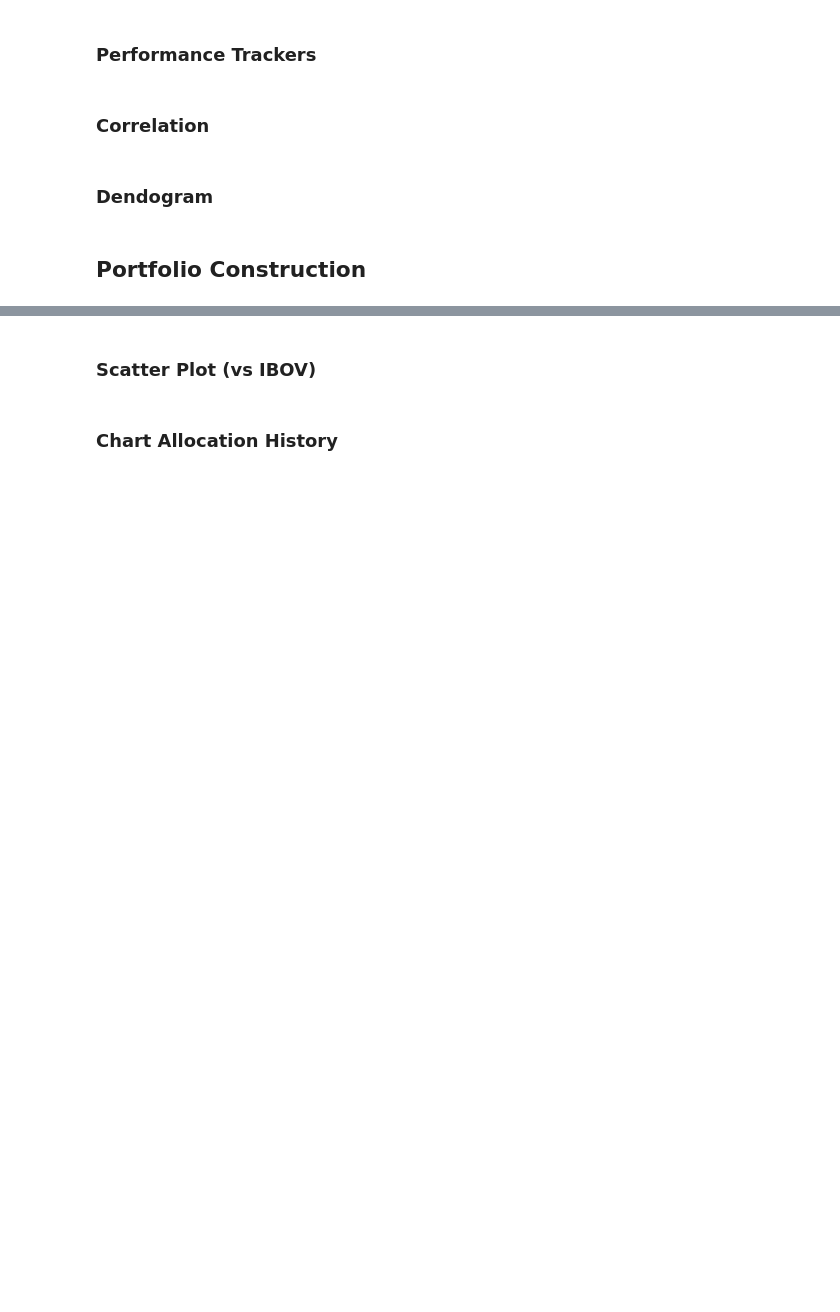
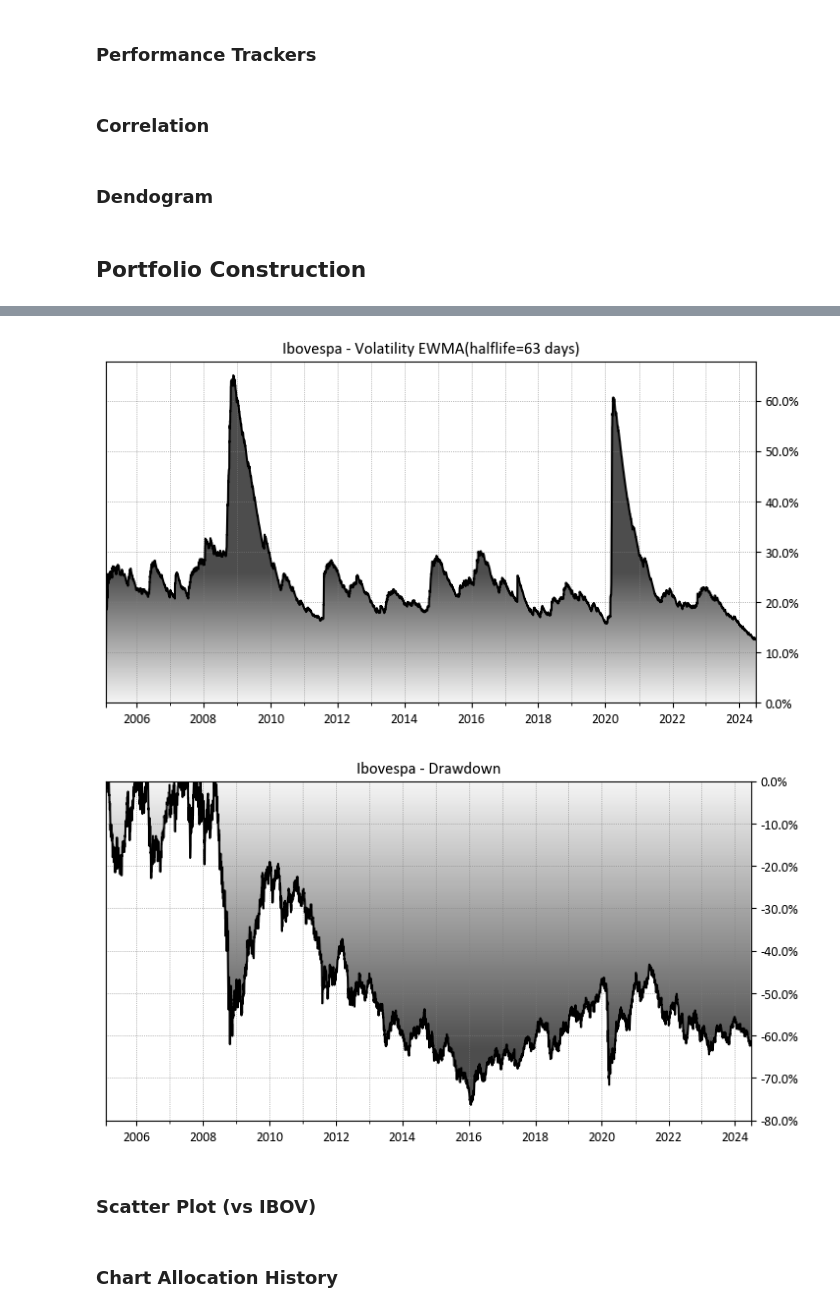
Before and after one commit to sambacode/asset_allocation, a Jupyter notebook: project.ipynb, the cells around one changed output, grey strips where cells are left out. Saved outputs shown, nothing was run; the diff lists cells and outputs as text; code cells hidden in the pictures; blank space fills up the shorter version.

```diff
--- a/project.ipynb
+++ b/project.ipynb
@@ -413,3 +469,23 @@ perf_trackers.plot_underwater("ivp", show_chart=True)
+# %%
+s_ibov = s_ibov[s_backtest.index.min():]
+s_vol_ibov = (np.log(s_ibov).diff(1).ewm(halflife=63).std() * (252**0.5)).copy().dropna()
+line_plot(
+    s_vol_ibov,
+    y_min=0,
+    plot_title="Ibovespa - Volatility EWMA(halflife=63 days)",
+    output_path=OUTPUT_FOLDER.joinpath("volatility_ibov.svg"),
+)
+s_drawdown_ibov = s_ibov / s_ibov.expanding().max() - 1
+line_plot(
+    s_drawdown_ibov,
+    y_max=0,
+    plot_title="Ibovespa - Drawdown",
+    inverted=True,
+    output_path=OUTPUT_FOLDER.joinpath("drawdown_ibov.svg"),
+)
+# %% [output]
+[figure, added]
+[figure, added]
 # %% [markdown]
 ### Scatter Plot (vs IBOV)
 # %%
```
Also changed, not shown: parts of 7 cells of this notebook, 1 other file.
